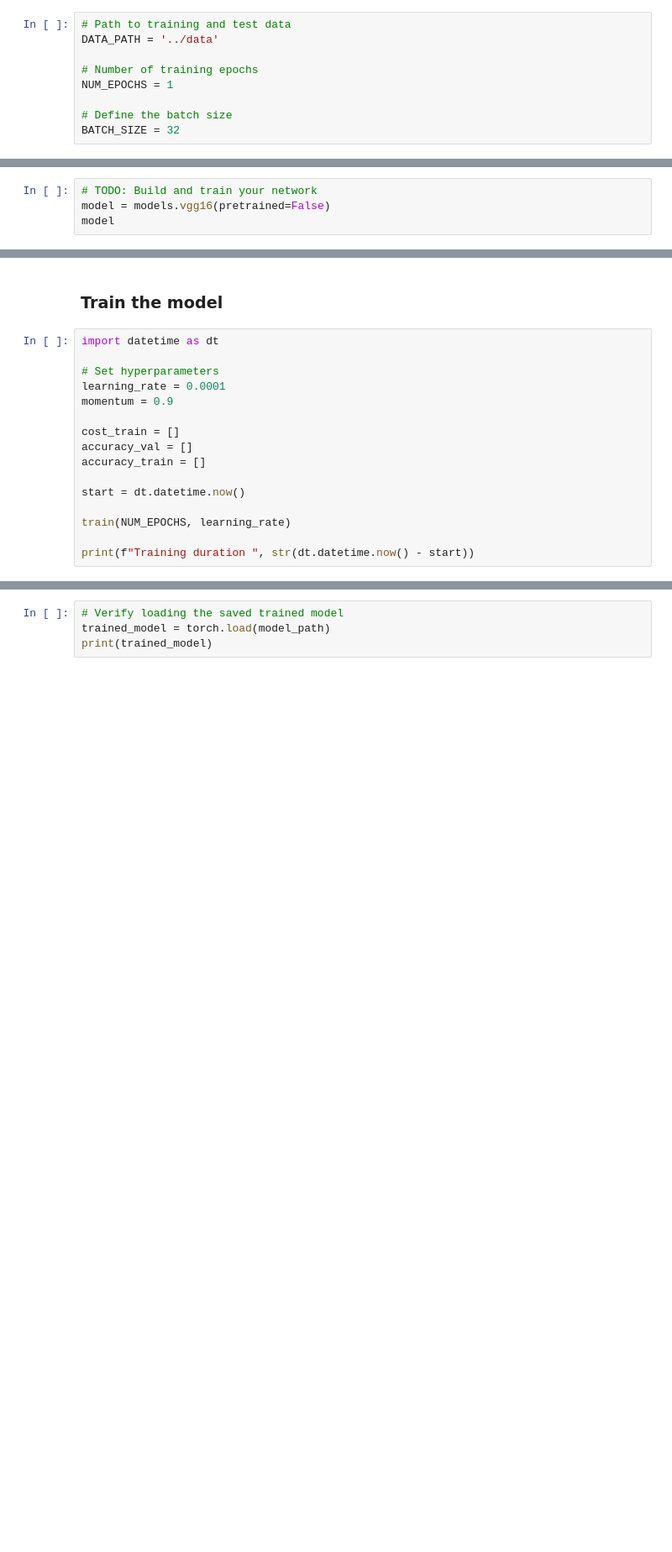
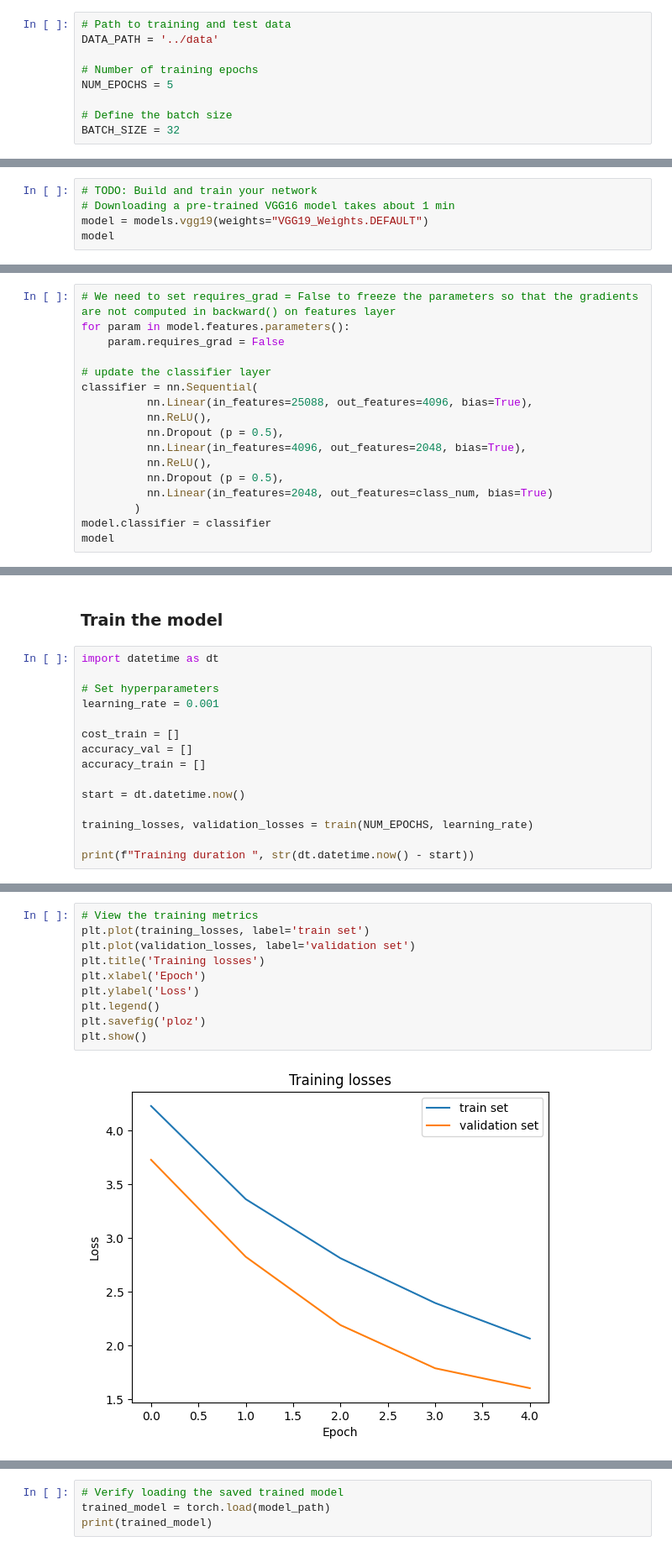
Before and after one commit to ScilifelabDataCentre/serve-tutorials, a Jupyter notebook: Webinars/2023-Using-containers-on-Berzelius/flowers-classification/01-notebook/local-solution-notebook.ipynb, the cells around one changed output, grey strips where cells are left out. Shown at 84% size. Saved outputs shown, nothing was run; the diff lists cells and outputs as text; blank space fills up the shorter version.

Commit message:
Added more code to notebook for flowers task and added train.py script.

```diff
--- a/Webinars/2023-Using-containers-on-Berzelius/flowers-classification/01-notebook/local-solution-notebook.ipynb
+++ b/Webinars/2023-Using-containers-on-Berzelius/flowers-classification/01-notebook/local-solution-notebook.ipynb
@@ -14,7 +14,7 @@ https://www.robots.ox.ac.uk/~vgg/data/flowers/102/
 DATA_PATH = '../data'
 
 # Number of training epochs
-NUM_EPOCHS = 1
+NUM_EPOCHS = 5
 
 # Define the batch size
 BATCH_SIZE = 32
@@ -153,6 +144,7 @@ Each image is of type: <class 'torch.Tensor'> and has dimensions torch.Size([3,
 # %%
 # TODO: Build and train your network
-model = models.vgg16(pretrained=False)
+# Downloading a pre-trained VGG16 model takes about 1 min
+model = models.vgg19(weights="VGG19_Weights.DEFAULT")
 model
 # %% [output]
 VGG(
@@ -172,3 +164,20 @@ VGG(
     (6): Linear(in_features=4096, out_features=1000, bias=True)
   )
 )
+# %%
+# We need to set requires_grad = False to freeze the parameters so that the gradients are not computed in backward() on features layer
+for param in model.features.parameters():
+    param.requires_grad = False
+
+# update the classifier layer
+classifier = nn.Sequential(
+          nn.Linear(in_features=25088, out_features=4096, bias=True),
+          nn.ReLU(),
+          nn.Dropout (p = 0.5),
+          nn.Linear(in_features=4096, out_features=2048, bias=True),
+          nn.ReLU(),
+          nn.Dropout (p = 0.5),
+          nn.Linear(in_features=2048, out_features=class_num, bias=True)
+        )
+model.classifier = classifier
+model
@@ -242,8 +260,7 @@ def check_accuracy(loader, model):
 import datetime as dt
 
 # Set hyperparameters
-learning_rate = 0.0001
-momentum = 0.9
+learning_rate = 0.001
 
 cost_train = []
 accuracy_val = []
@@ -251,7 +268,7 @@ accuracy_train = []
 
 start = dt.datetime.now()
 
-train(NUM_EPOCHS, learning_rate)
+training_losses, validation_losses = train(NUM_EPOCHS, learning_rate)
 
 print(f"Training duration ", str(dt.datetime.now() - start))
 # %% [output]
@@ -260 +281,13 @@ Training duration  0:06:14.531350
+# %%
+# View the training metrics
+plt.plot(training_losses, label='train set')
+plt.plot(validation_losses, label='validation set')
+plt.title('Training losses')
+plt.xlabel('Epoch')
+plt.ylabel('Loss')
+plt.legend()
+plt.savefig('ploz')
+plt.show()
+# %% [output]
+[figure, added]
 # %% [markdown]
```
Also changed, not shown: parts of 15 cells of this notebook, 8 other files.
